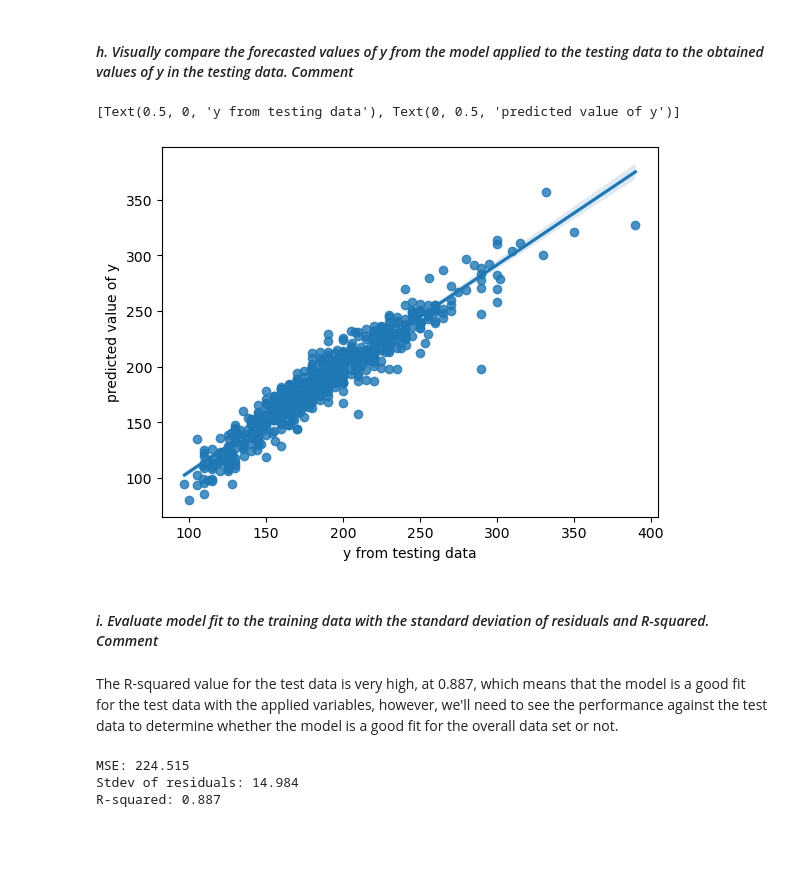
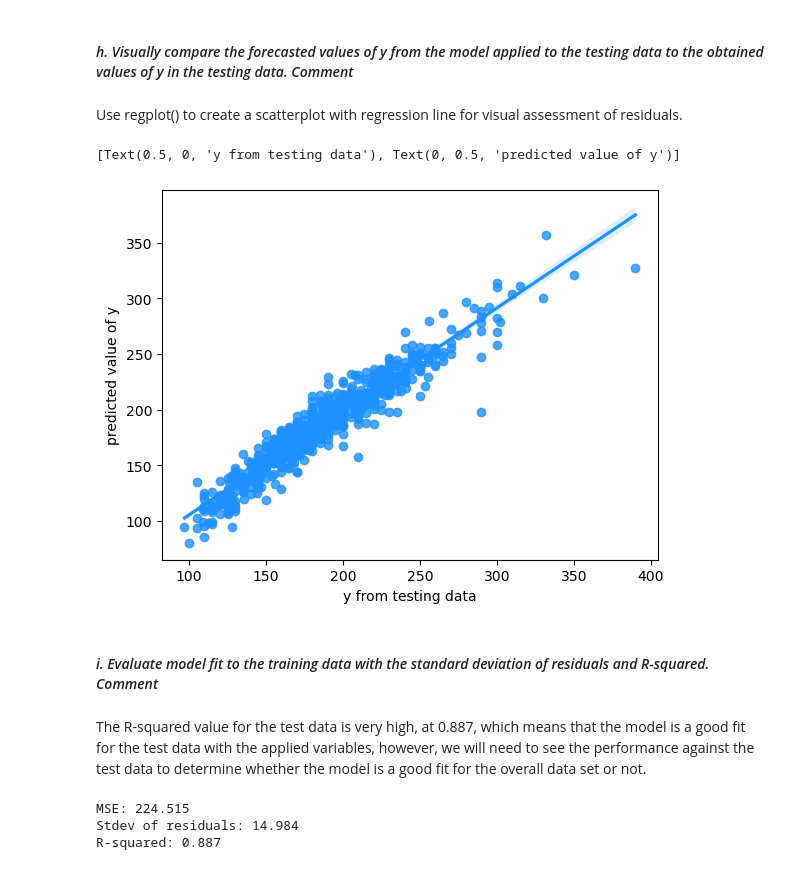
Before and after one commit to Chaser260/GSCM-575-ML, a Jupyter notebook: code/HW04WP_ML.ipynb, the cells around one changed output. Saved outputs shown, nothing was run; the diff lists cells and outputs as text; code cells hidden in the pictures; blank space fills up the shorter version.

```diff
--- a/code/HW04WP_ML.ipynb
+++ b/code/HW04WP_ML.ipynb
@@ -231,16 +260,18 @@ print(pd.DataFrame(reg_model.predict(X_test)))
 [625 rows x 1 columns]
 # %% [markdown]
 #### *h. Visually compare the forecasted values of y from the model applied to the testing data to the obtained values of y in the testing data. Comment*
+# %% [markdown]
+Use regplot() to create a scatterplot with regression line for visual assessment of residuals.
 # %%
-ax = sns.regplot(x=y_test, y=y_pred)
+ax = sns.regplot(x=y_test, y=y_pred, color='dodgerblue')
 ax.set(xlabel='y from testing data', ylabel='predicted value of y')
 # %% [output]
 [Text(0.5, 0, 'y from testing data'), Text(0, 0.5, 'predicted value of y')]
-[figure, old version]
+[figure, new version]
 # %% [markdown]
 #### *i.	Evaluate model fit to the training data with the standard deviation of residuals and R-squared. Comment*
 # %% [markdown]
-The R-squared value for the test data is very high, at 0.887, which means that the model is a good fit for the test data with the applied variables, however, we'll need to see the performance against the test data to determine whether the model is a good fit for the overall data set or not.
+The R-squared value for the test data is very high, at 0.887, which means that the model is a good fit for the test data with the applied variables, however, we will need to see the performance against the test data to determine whether the model is a good fit for the overall data set or not.
 # %%
 from sklearn.metrics import mean_squared_error, r2_score
 mse = mean_squared_error(y_train, y_fit)
```
Also changed, not shown: parts of 33 cells of this notebook.
